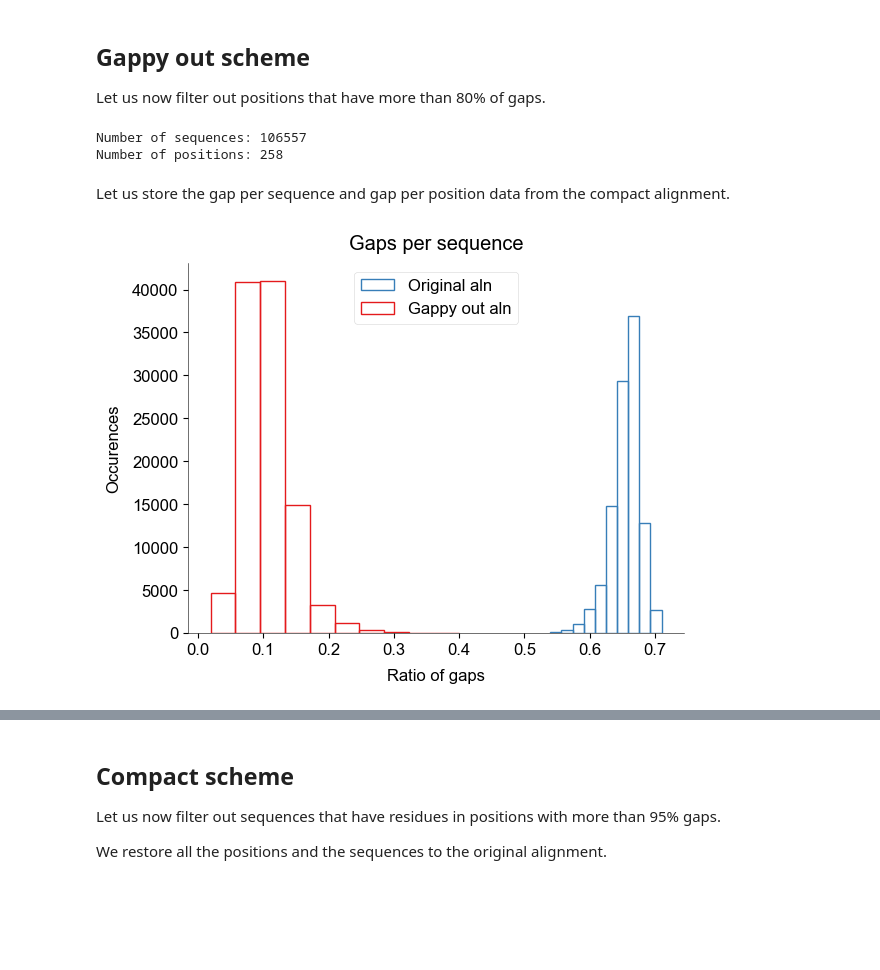
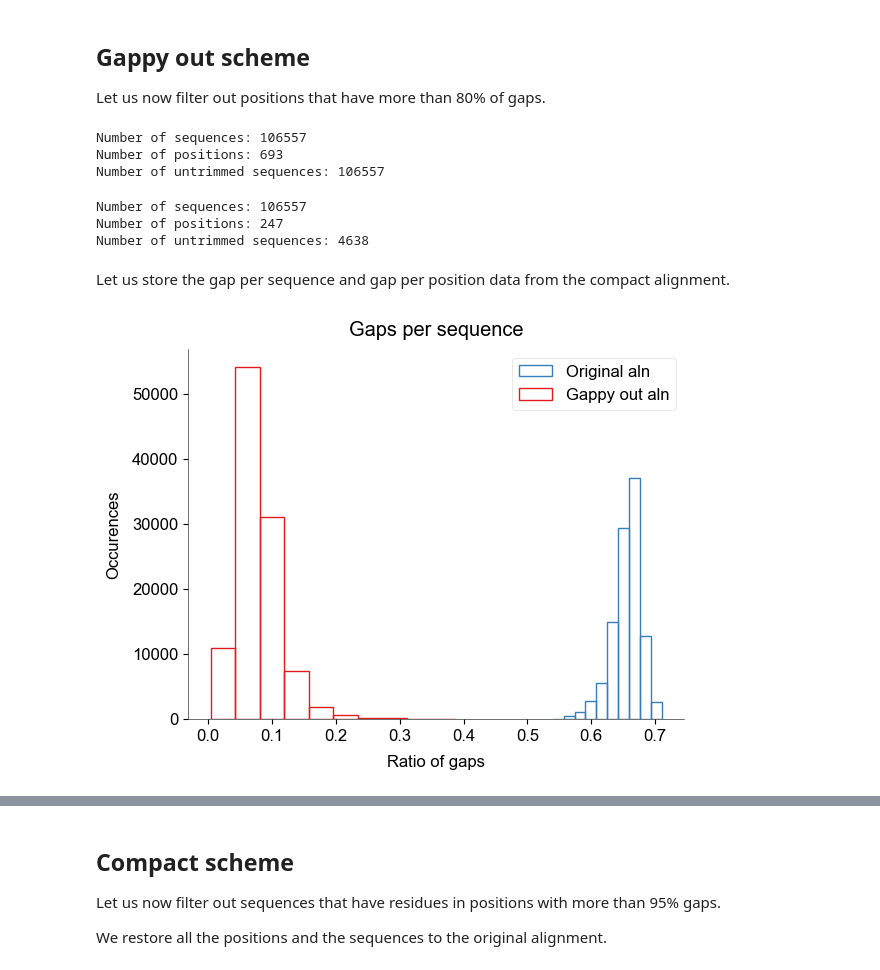
Before and after one commit to shoyip/SerProtAlign, a Jupyter notebook: notebooks/01_compact_alignment.ipynb, the cells around one changed output, grey strips where cells are left out. Saved outputs shown, nothing was run; the diff lists cells and outputs as text; code cells hidden in the pictures; blank space fills up the shorter version.

Commit message:
analysis of untrimmed sequences

```diff
--- a/notebooks/01_compact_alignment.ipynb
+++ b/notebooks/01_compact_alignment.ipynb
@@ -41,13 +42,22 @@ orig_pos_gap = aln.get_pos_gap()
 ## Gappy out scheme
 
 Let us now filter out positions that have more than 80% of gaps.
+# %%
+aln.reset_pos()
+aln.reset_seq()
+aln.print_report()
+# %% [output]
+Number of sequences: 106557
+Number of positions: 693
+Number of untrimmed sequences: 106557
 # %%
-aln_filter = filter_gappy(aln, 0.8)
+aln_filter = filter_gappy(aln, 0.7)
 aln.drop(aln_filter)
 aln.print_report()
 # %% [output]
 Number of sequences: 106557
-Number of positions: 258
+Number of positions: 247
+Number of untrimmed sequences: 4638
 # %% [markdown]
 Let us store the gap per sequence and gap per position data from the compact alignment.
 # %%
@@ -67,16 +77,9 @@ fig1_data = [
     }
 ]
 # %%
-fig = plt.figure()
-plt.title('Gaps per sequence')
-for dataset in fig1_data:
-    plt.hist(dataset['data'], label=dataset['label'], facecolor='none', edgecolor='#'+dataset['color'], linewidth=1)
-plt.xlabel('Ratio of gaps')
-plt.ylabel('Occurences')
-plt.legend()
-plt.show()
+plot_gap_distrib(fig1_data)
 # %% [output]
-[figure, old version]
+[figure, new version]
 # %%
 fig2_data = [
     {
```
Also changed, not shown: parts of 22 cells of this notebook, 2 other files.
